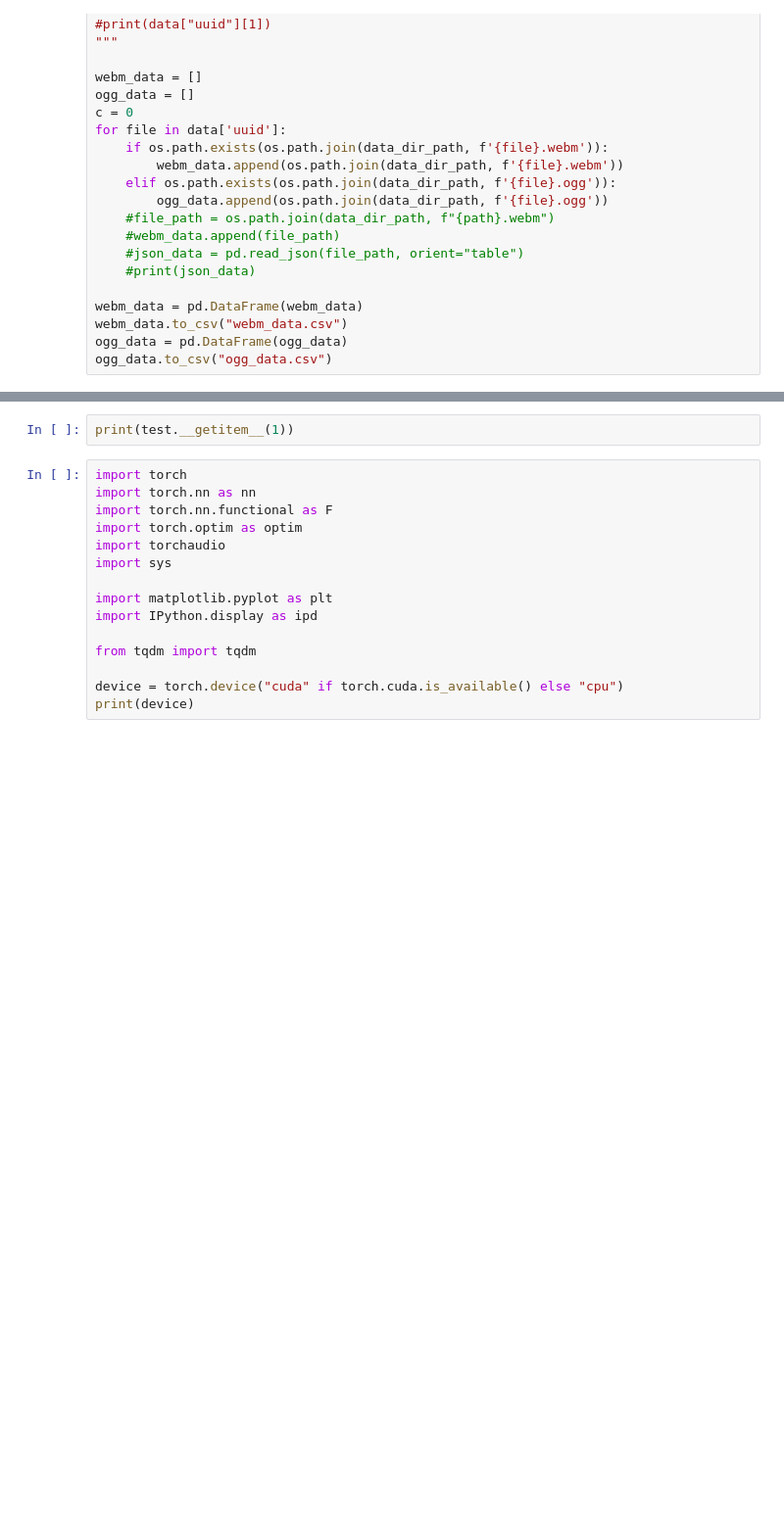
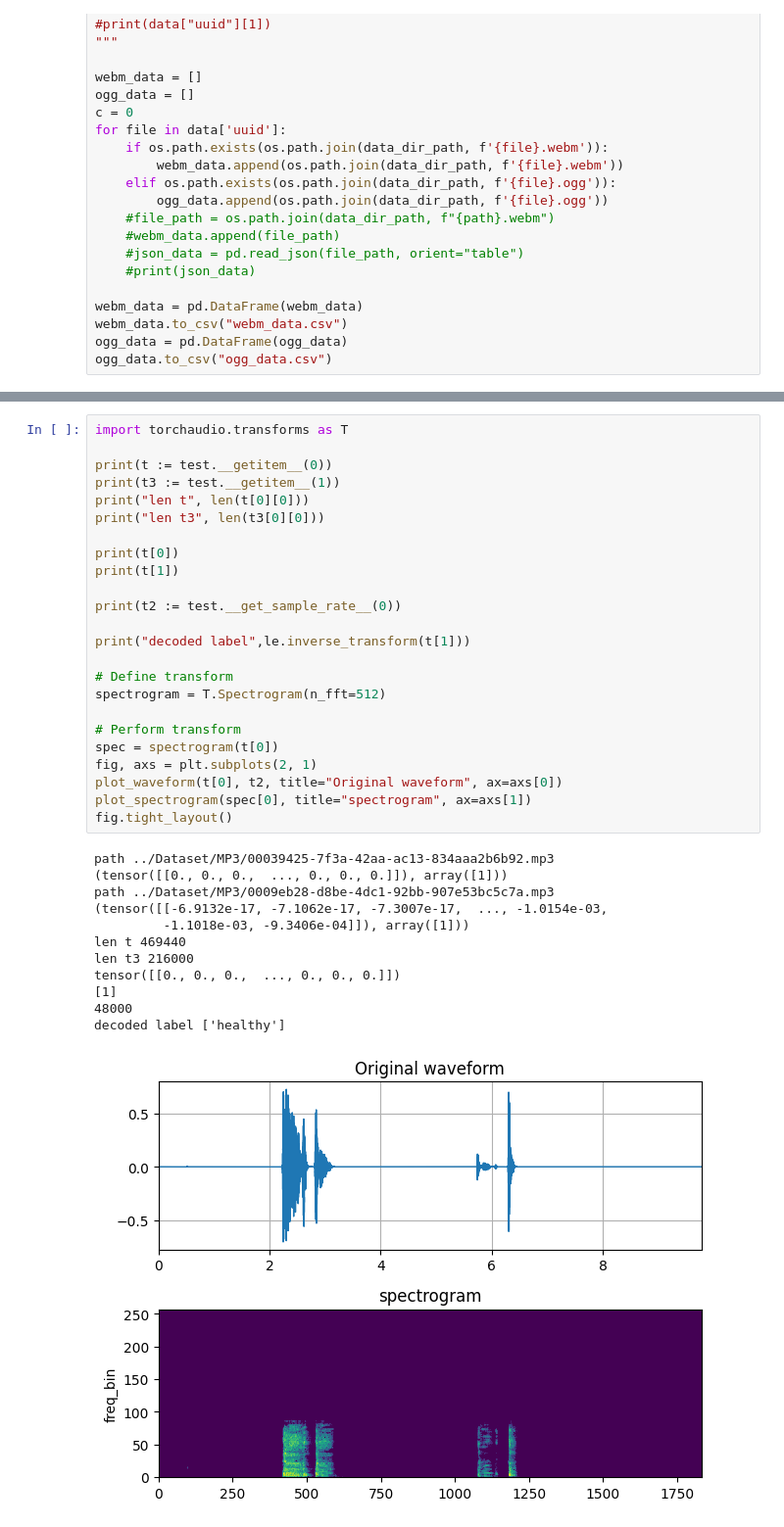
Before and after one commit to ChineseWarlord/deep-learning-course, a Jupyter notebook: Mini-Project/exploratory.ipynb, the cells around one changed output, grey strips where cells are left out. Shown: that part at 98% size. Cells and saved outputs as stored; diff of their text form; blank space fills up the shorter version.

```diff
--- a/Mini-Project/exploratory.ipynb
+++ b/Mini-Project/exploratory.ipynb
@@ -150,17 +351,37 @@ KeyboardInterrupt:
-# %%
-print(test.__getitem__(1))
-# %%
-import torch
-import torch.nn as nn
-import torch.nn.functional as F
-import torch.optim as optim
-import torchaudio
-import sys
-
-import matplotlib.pyplot as plt
-import IPython.display as ipd
-
-from tqdm import tqdm
-
-device = torch.device("cuda" if torch.cuda.is_available() else "cpu")
-print(device)
+# %%
+import torchaudio.transforms as T
+
+print(t := test.__getitem__(0))
+print(t3 := test.__getitem__(1))
+print("len t", len(t[0][0]))
+print("len t3", len(t3[0][0]))
+
+print(t[0])
+print(t[1])
+
+print(t2 := test.__get_sample_rate__(0))
+
+print("decoded label",le.inverse_transform(t[1]))
+
+# Define transform
+spectrogram = T.Spectrogram(n_fft=512)
+
+# Perform transform
+spec = spectrogram(t[0])
+fig, axs = plt.subplots(2, 1)
+plot_waveform(t[0], t2, title="Original waveform", ax=axs[0])
+plot_spectrogram(spec[0], title="spectrogram", ax=axs[1])
+fig.tight_layout()
+# %% [output]
+path ../Dataset/MP3/00039425-7f3a-42aa-ac13-834aaa2b6b92.mp3
+(tensor([[0., 0., 0.,  ..., 0., 0., 0.]]), array([1]))
+path ../Dataset/MP3/0009eb28-d8be-4dc1-92bb-907e53bc5c7a.mp3
+(tensor([[-6.9132e-17, -7.1062e-17, -7.3007e-17,  ..., -1.0154e-03,
+         -1.1018e-03, -9.3406e-04]]), array([1]))
+len t 469440
+len t3 216000
+tensor([[0., 0., 0.,  ..., 0., 0., 0.]])
+[1]
+48000
+decoded label ['healthy']
+[figure, added]
```
Also changed, not shown: parts of 10 cells of this notebook, 1 other file.
